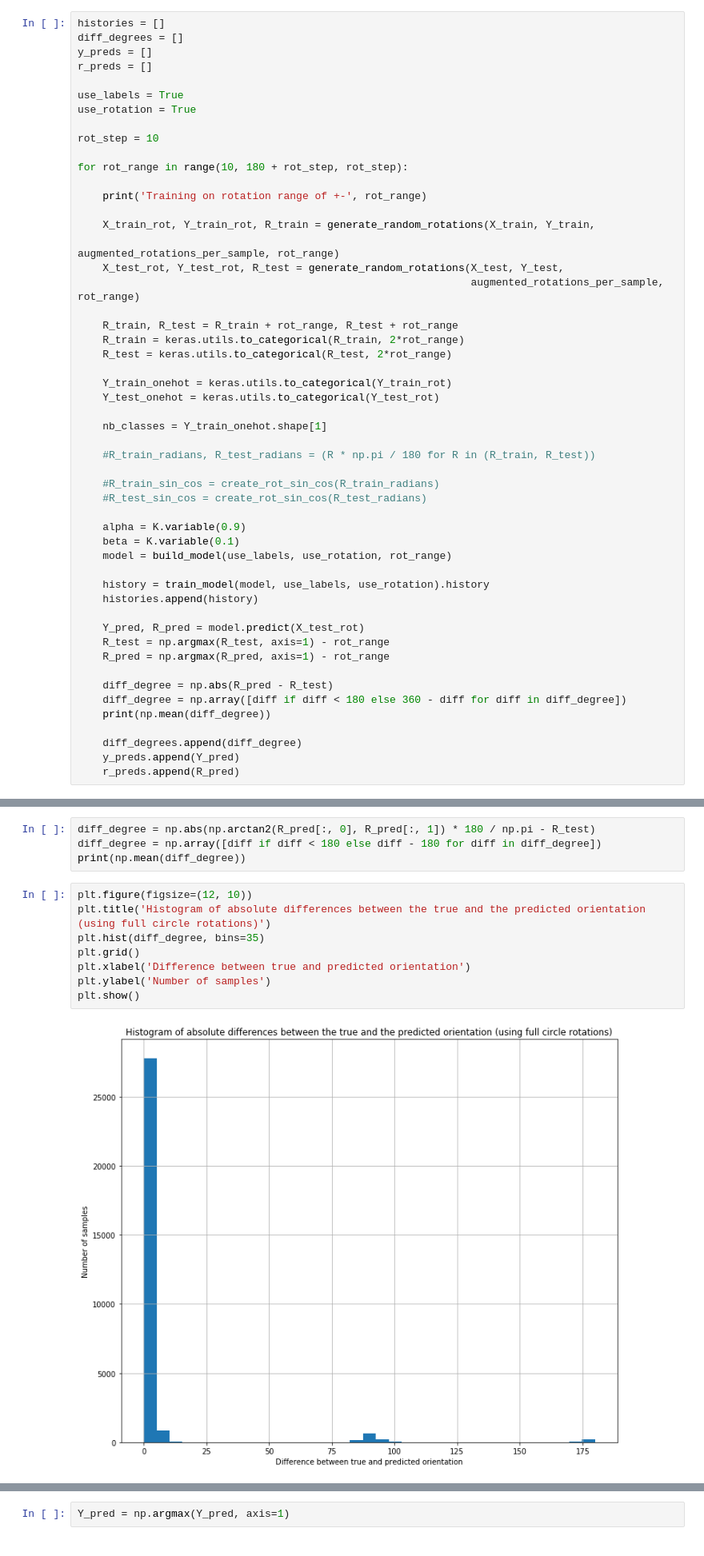
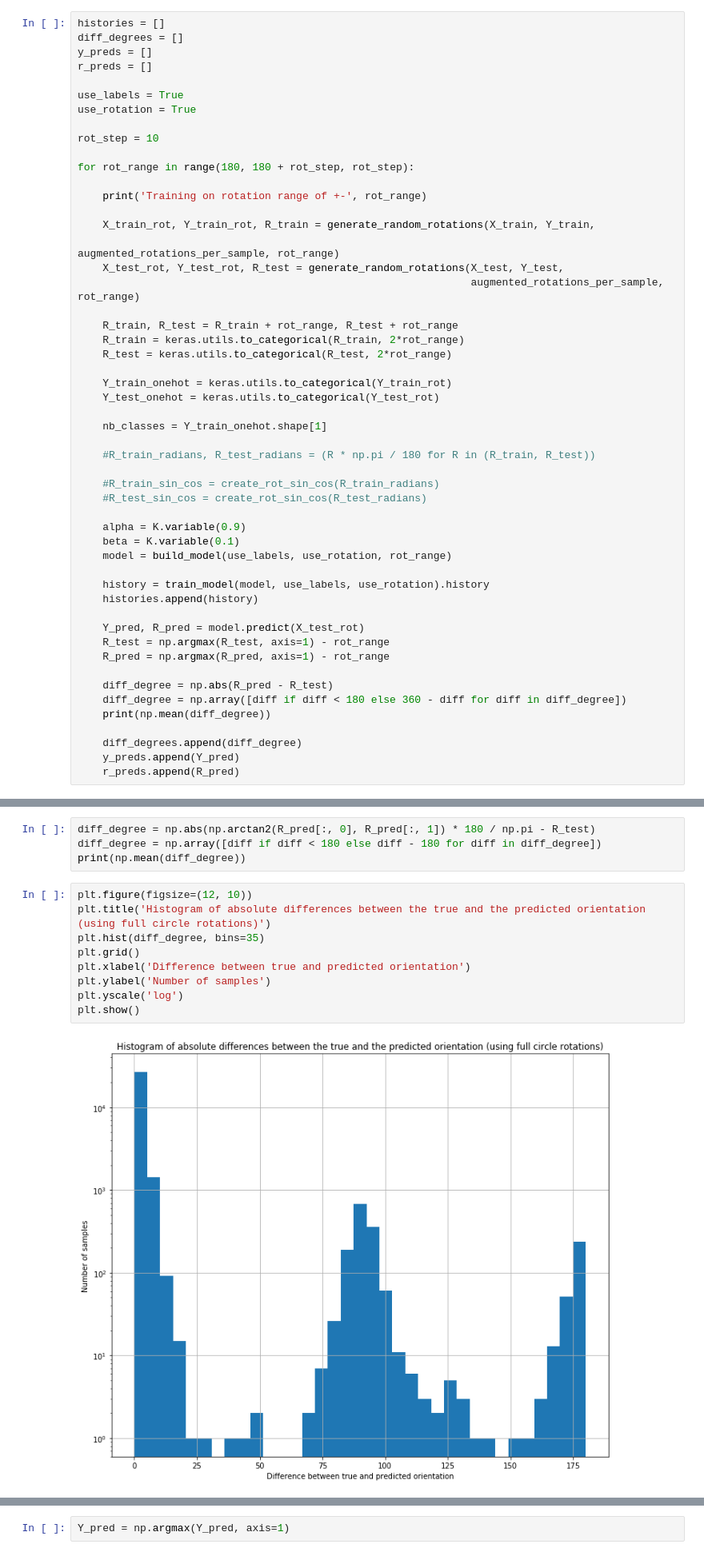
Before and after one commit to ralbertazzi/rotation-project, a Jupyter notebook: 03_Predict_Rotation_MNIST-Categorical.ipynb, the cells around one changed output, grey strips where cells are left out. Shown at 80% size. Saved outputs shown, nothing was run; the diff lists cells and outputs as text.

```diff
--- a/03_Predict_Rotation_MNIST-Categorical.ipynb
+++ b/03_Predict_Rotation_MNIST-Categorical.ipynb
@@ -189,7 +189,7 @@ use_rotation = True
 
 rot_step = 10
 
-for rot_range in range(10, 180 + rot_step, rot_step):
+for rot_range in range(180, 180 + rot_step, rot_step):
 
     print('Training on rotation range of +-', rot_range)
 
@@ -411,10 +323,11 @@ print(np.mean(diff_degree))
 # %%
 plt.figure(figsize=(12, 10))
 plt.title('Histogram of absolute differences between the true and the predicted orientation (using full circle rotations)')
 plt.hist(diff_degree, bins=35)
 plt.grid()
 plt.xlabel('Difference between true and predicted orientation')
 plt.ylabel('Number of samples')
+plt.yscale('log')
 plt.show()
 # %% [output]
-[figure, old version]
+[figure, new version]
```
Also changed, not shown: parts of 8 cells of this notebook, 7 other files.
